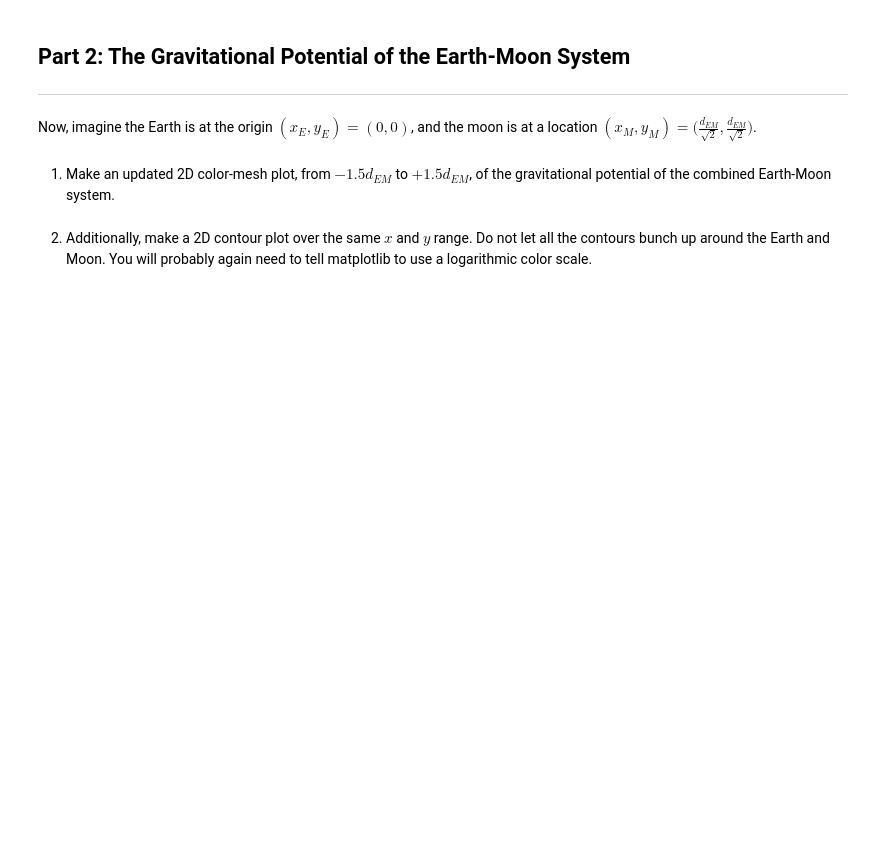
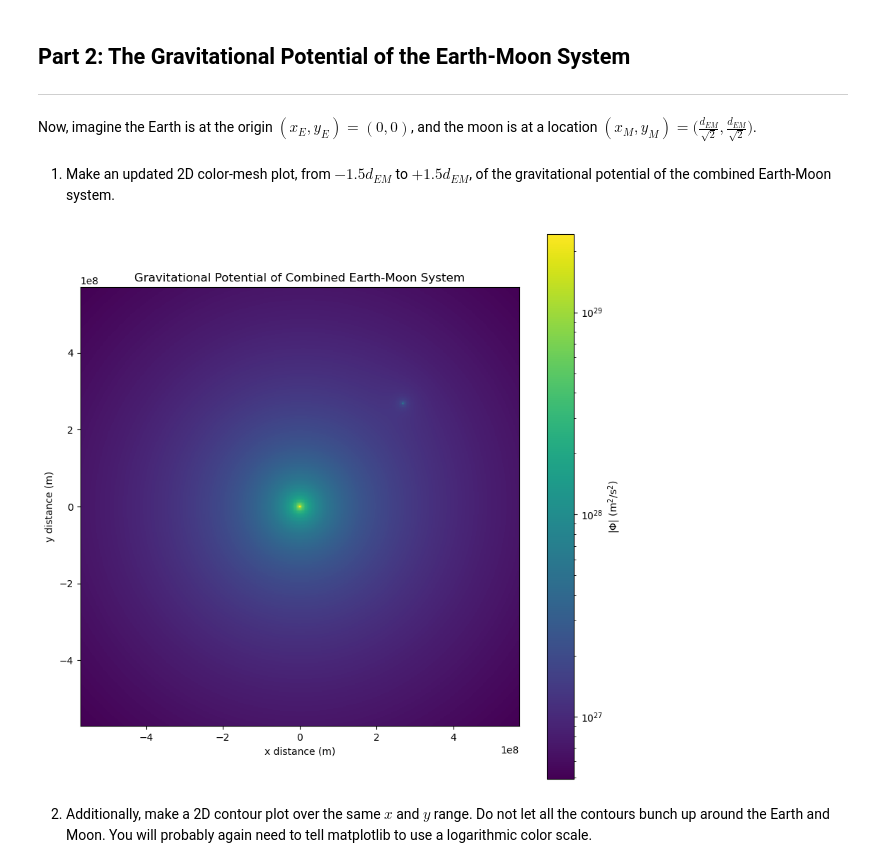
Before and after one commit to tliou1/PHYS265-spring26, a Jupyter notebook: Lab1/lab1.ipynb, the cells around one changed output. Drawn from its saved outputs; the diff is of its cells as text; code cells hidden in the pictures; blank space fills up the shorter version.

```diff
--- a/Lab1/lab1.ipynb
+++ b/Lab1/lab1.ipynb
@@ -135,6 +155,28 @@ and the moon is at a location $(x_{M},y_{M}) = \big( \frac{d_{EM}}{\sqrt{2}}, \f
 # %% [markdown]
 1. Make an updated 2D color-mesh plot, from $-1.5d_{EM}$ to $+1.5d_{EM}$,
 of the gravitational potential of the combined Earth-Moon system.
+# %%
+x_M = d_EM / np.sqrt(2)
+y_M = d_EM / np.sqrt(2)
+
+phi_earth = gravitational_potential(M_E, 0, 0, X, Y)
+phi_moon = gravitational_potential(M_M, x_M, y_M, X, Y)
+phi_total = np.abs(phi_earth + phi_moon)
+
+fig3, ax3 = plt.subplots(figsize=(10, 10))
+mesh3 = ax3.pcolormesh(X, Y, phi_total, norm=LogNorm(), cmap='viridis', shading='auto')
+
+ax3.set_aspect('equal')
+ax3.set_title("Gravitational Potential of Combined Earth-Moon System")
+ax3.set_xlabel("x distance (m)")
+ax3.set_ylabel("y distance (m)")
+
+cbar = fig3.colorbar(mesh3, ax=ax3)
+cbar.set_label(r'$|\Phi|$ (m$^2$/s$^2$)')
+
+plt.show()
+# %% [output]
+[figure, added]
 # %% [markdown]
 2. Additionally, make a 2D contour plot over the same $x$ and $y$ range.
 Do not let all the contours bunch up around the Earth and Moon.
```
Also changed, not shown: parts of 13 cells of this notebook, 1 other file.
